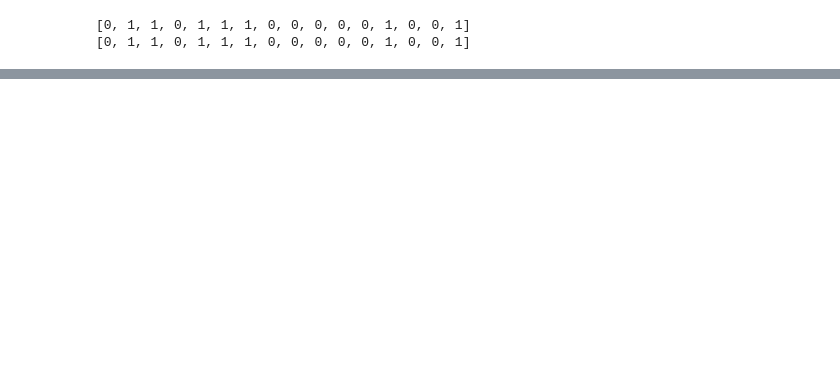
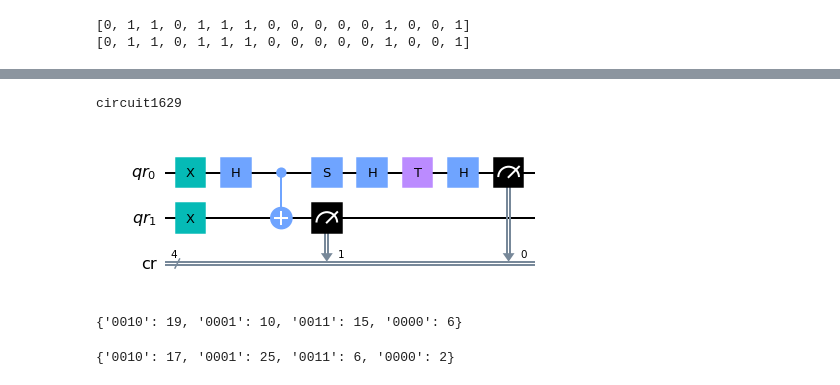
Before and after one commit to arijitsh/quantum, a Jupyter notebook: assignmnt-2-qkd.ipynb, the cells around one changed output, grey strips where cells are left out. Cells and saved outputs as stored; diff of their text form; code cells hidden in the pictures; blank space fills up the shorter version.

```diff
--- a/assignmnt-2-qkd.ipynb
+++ b/assignmnt-2-qkd.ipynb
@@ -73,0 +163,6 @@ print(bob_key)
+# %%
+print(circuits[1].name)
+circuits[1].draw(output="mpl")
+# %% [output]
+circuit1629
+[figure, added]
@@ -73,0 +172,8 @@ print(bob_key)
+# %%
+result.get_counts(circuits[0])
+# %% [output]
+{'0010': 19, '0001': 10, '0011': 15, '0000': 6}
+# %%
+result.get_counts(circuits[1])
+# %% [output]
+{'0010': 17, '0001': 25, '0011': 6, '0000': 2}
```
Also changed, not shown: parts of 16 cells of this notebook, 1 other file.
